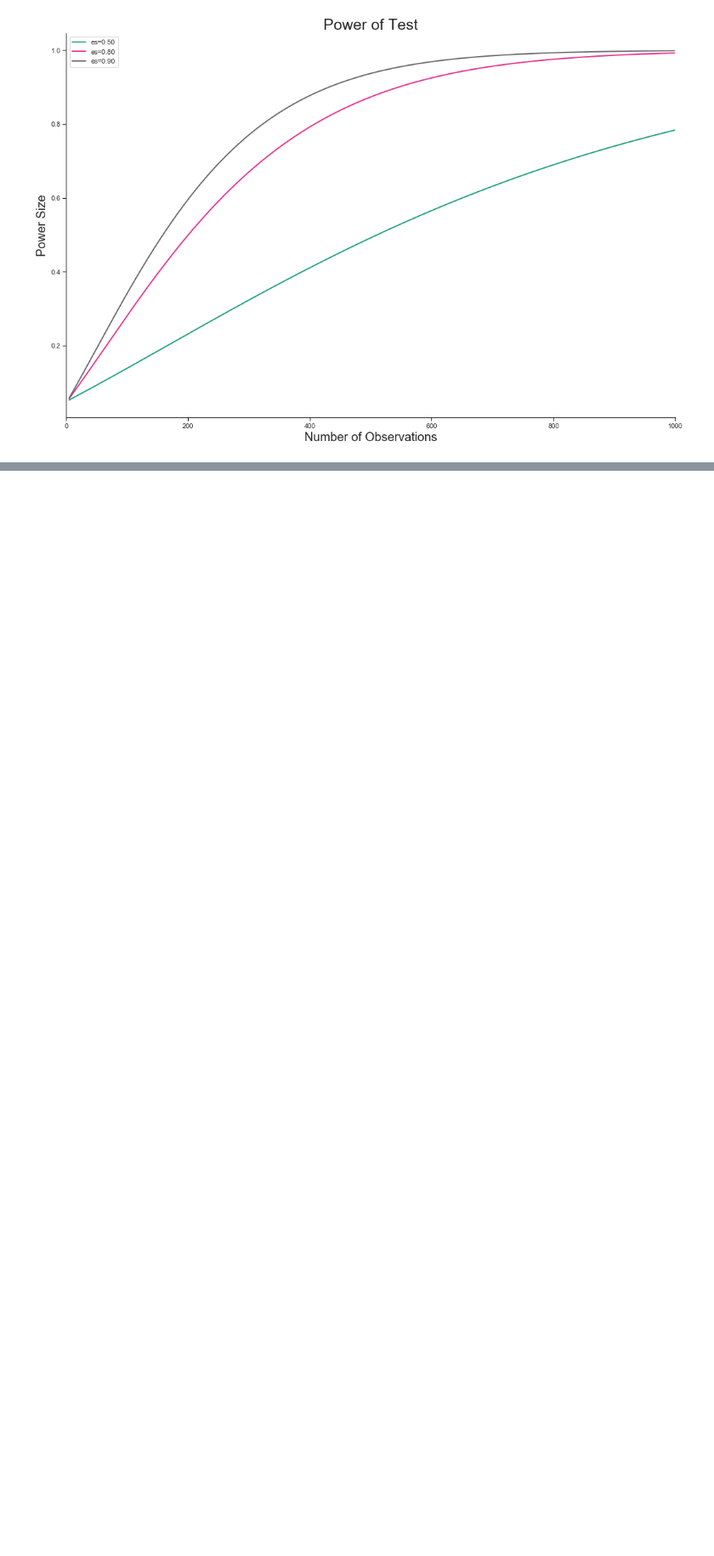
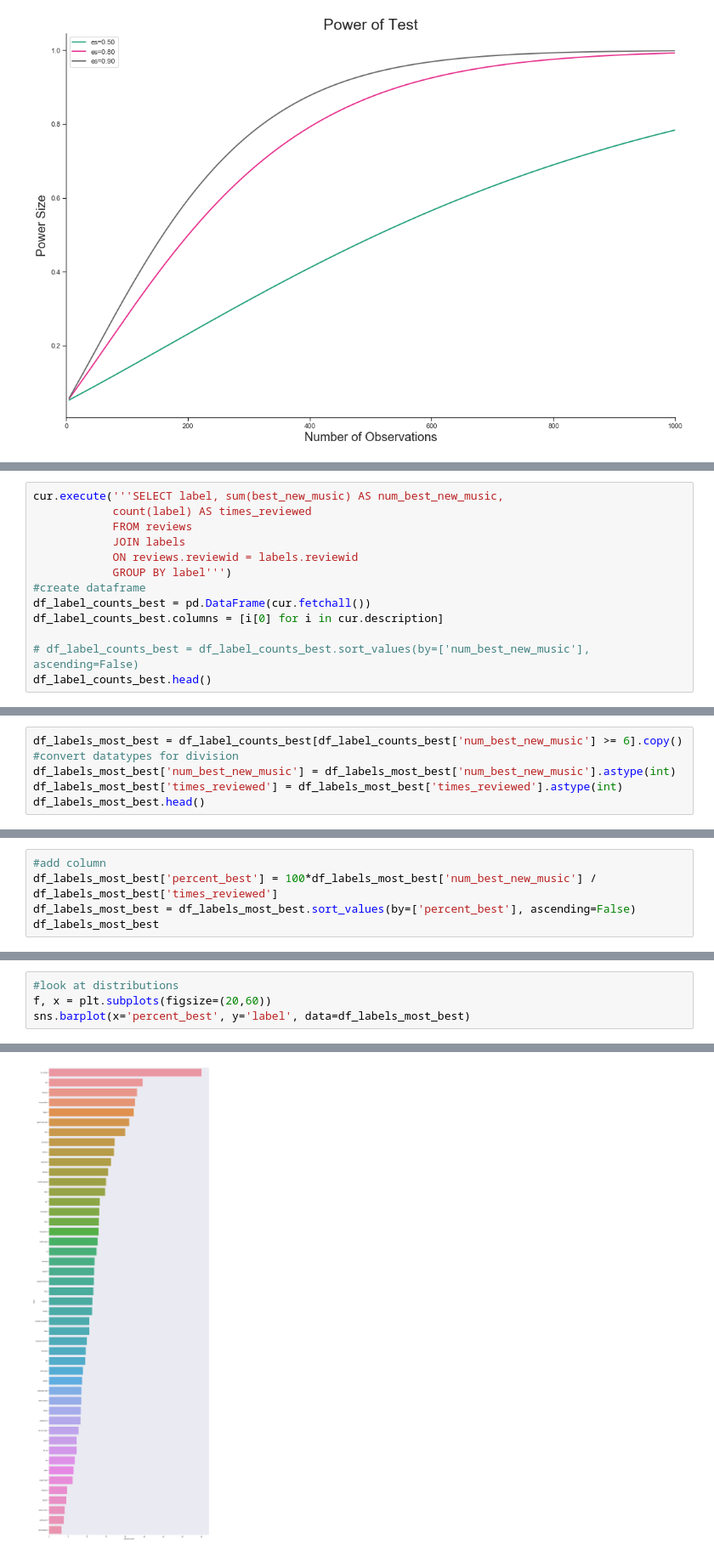
Before and after one commit to tsgreenwood-flatiron-data-science/mod2_final_project, a Jupyter notebook: folkenstein.ipynb, the cells around one changed output, grey strips where cells are left out. Shown: that part at 85% size. Saved outputs shown, nothing was run; the diff lists cells and outputs as text; blank space fills up the shorter version.

```diff
--- a/folkenstein.ipynb
+++ b/folkenstein.ipynb
@@ -391,0 +454,13 @@ plt.show();
+# %%
+cur.execute('''SELECT label, sum(best_new_music) AS num_best_new_music,
+            count(label) AS times_reviewed
+            FROM reviews
+            JOIN labels
+            ON reviews.reviewid = labels.reviewid
+            GROUP BY label''')
+#create dataframe
+df_label_counts_best = pd.DataFrame(cur.fetchall())
+df_label_counts_best.columns = [i[0] for i in cur.description]
+
+# df_label_counts_best = df_label_counts_best.sort_values(by=['num_best_new_music'], ascending=False)
+df_label_counts_best.head()
@@ -391,0 +487,6 @@ plt.show();
+# %%
+df_labels_most_best = df_label_counts_best[df_label_counts_best['num_best_new_music'] >= 6].copy()
+#convert datatypes for division
+df_labels_most_best['num_best_new_music'] = df_labels_most_best['num_best_new_music'].astype(int)
+df_labels_most_best['times_reviewed'] = df_labels_most_best['times_reviewed'].astype(int)
+df_labels_most_best.head()
@@ -391,0 +500,5 @@ plt.show();
+# %%
+#add column
+df_labels_most_best['percent_best'] = 100*df_labels_most_best['num_best_new_music'] / df_labels_most_best['times_reviewed']
+df_labels_most_best = df_labels_most_best.sort_values(by=['percent_best'], ascending=False)
+df_labels_most_best
@@ -391,0 +535,5 @@ plt.show();
+# %%
+#look at distributions
+f, x = plt.subplots(figsize=(20,60))
+sns.barplot(x='percent_best', y='label', data=df_labels_most_best)
+# %% [output]
@@ -391,0 +541 @@ plt.show();
+[figure, added]
```
Also changed, not shown: parts of 37 cells of this notebook.
